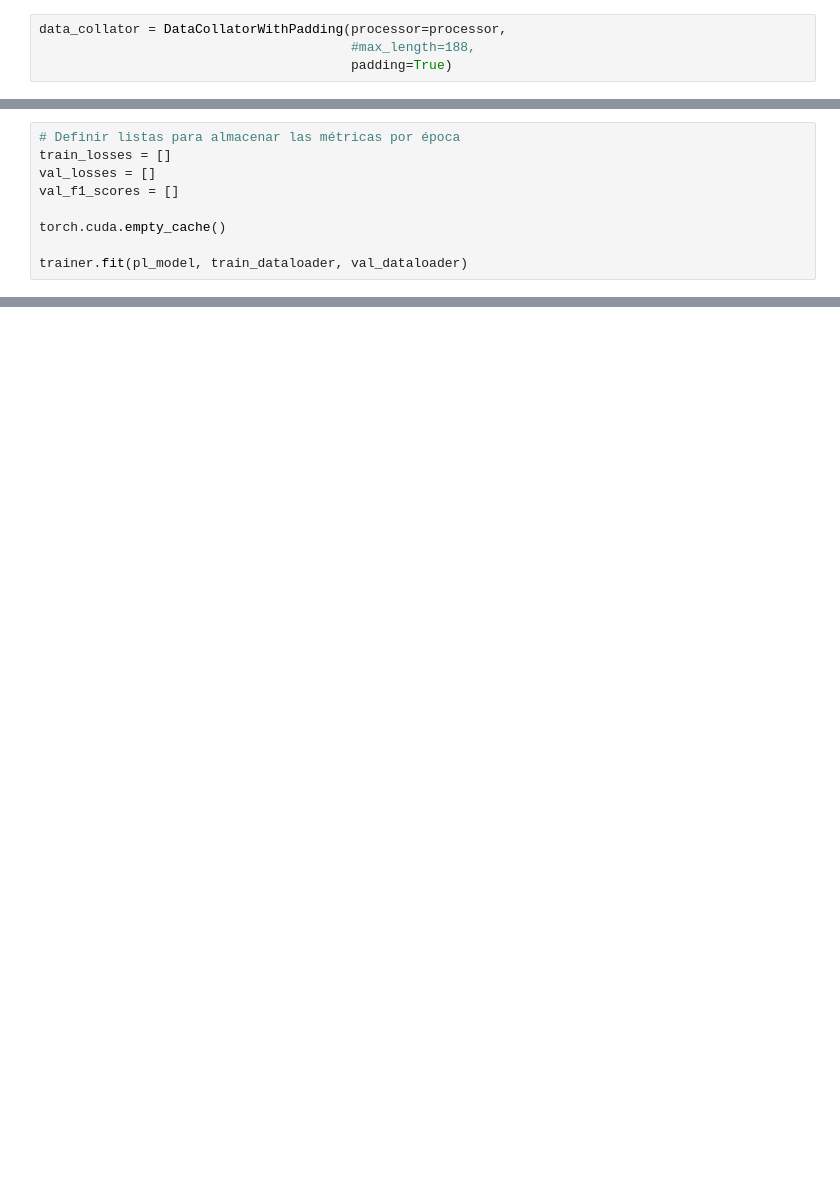
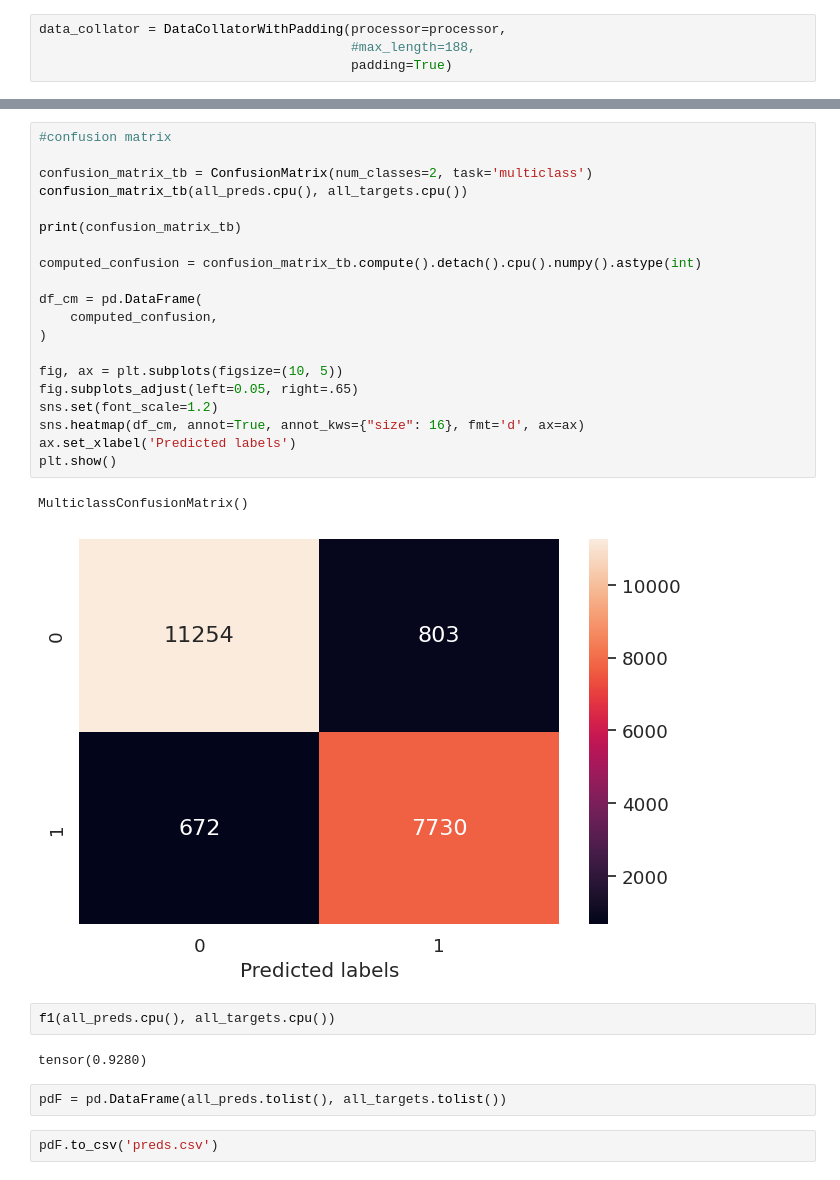
Before and after one commit to AndresQuimbita/QuakeWavNet, a Jupyter notebook: QuakeWavNet.ipynb, the cells around one changed output, grey strips where cells are left out. Drawn from its saved outputs; the diff is of its cells as text; blank space fills up the shorter version.

```diff
--- a/QuakeWavNet.ipynb
+++ b/QuakeWavNet.ipynb
@@ -980,9 +631,0 @@ Saving checkpoints to /home/cslab03/Desktop/QuakeWavNet/Results/
-# %%
-# Definir listas para almacenar las métricas por época
-train_losses = []
-val_losses = []
-val_f1_scores = []
-
-torch.cuda.empty_cache()
-
-trainer.fit(pl_model, train_dataloader, val_dataloader)
@@ -1182,0 +1008,31 @@ MulticlassConfusionMatrix()
+# %%
+#confusion matrix
+
+confusion_matrix_tb = ConfusionMatrix(num_classes=2, task='multiclass')
+confusion_matrix_tb(all_preds.cpu(), all_targets.cpu())
+
+print(confusion_matrix_tb)
+
+computed_confusion = confusion_matrix_tb.compute().detach().cpu().numpy().astype(int)
+
+df_cm = pd.DataFrame(
+    computed_confusion,
+)
+
+fig, ax = plt.subplots(figsize=(10, 5))
+fig.subplots_adjust(left=0.05, right=.65)
+sns.set(font_scale=1.2)
+sns.heatmap(df_cm, annot=True, annot_kws={"size": 16}, fmt='d', ax=ax)
+ax.set_xlabel('Predicted labels')
+plt.show()
+# %% [output]
+MulticlassConfusionMatrix()
+[figure, added]
+# %%
+f1(all_preds.cpu(), all_targets.cpu())
+# %% [output]
+tensor(0.9280)
+# %%
+pdF = pd.DataFrame(all_preds.tolist(), all_targets.tolist())
+# %%
+pdF.to_csv('preds.csv')
```
Also changed, not shown: parts of 59 cells of this notebook, 35 other files.
